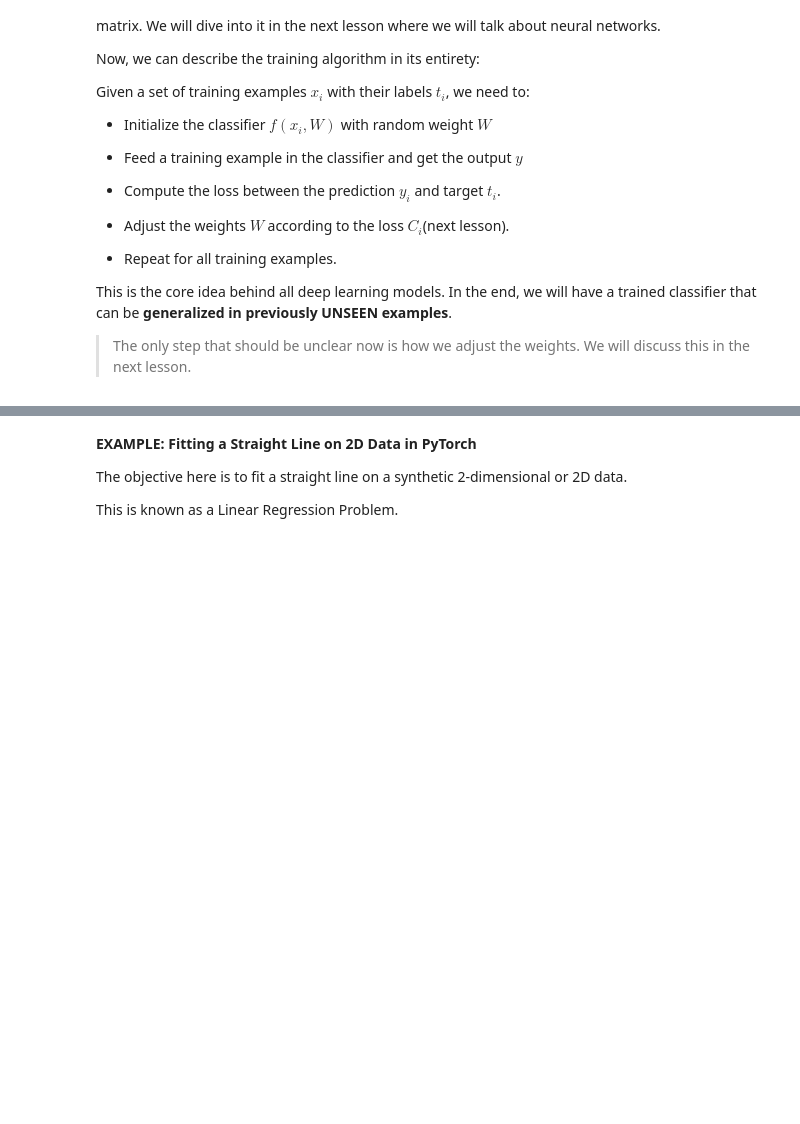
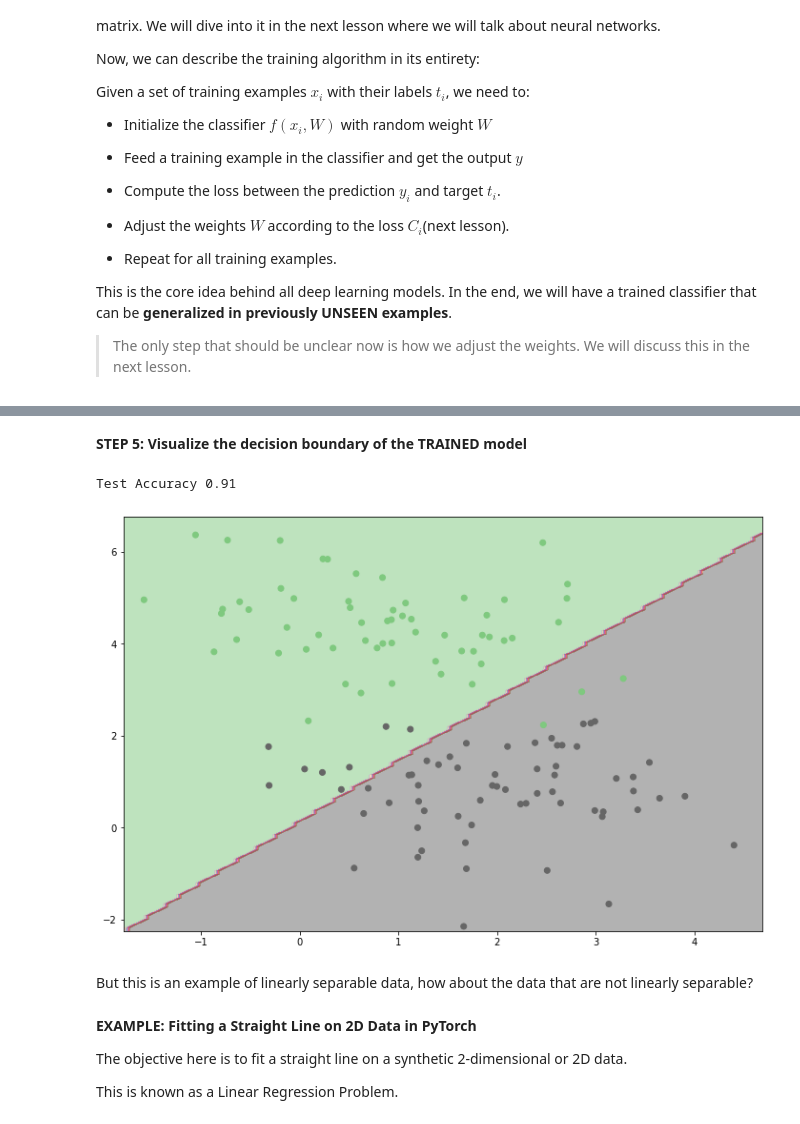
Before and after one commit to CUTe-EmbeddedAI/DLIVA_CV_5Day_Workshop, a Jupyter notebook: day2/01_Introduction_and_Linear_Classifiers.ipynb, the cells around one changed output, grey strips where cells are left out. Drawn from its saved outputs; the diff is of its cells as text; code cells hidden in the pictures; blank space fills up the shorter version.

```diff
--- a/day2/01_Introduction_and_Linear_Classifiers.ipynb
+++ b/day2/01_Introduction_and_Linear_Classifiers.ipynb
@@ -187,3 +401,12 @@ This is the core idea behind all deep learning models. In the end, we will have
+# %% [markdown]
+**STEP 5: Visualize the decision boundary of the TRAINED model**
+# %%
+plot_decision_boundary(model,X_test_t)
+# %% [output]
+Test Accuracy 0.91
+[figure, added]
+# %% [markdown]
+But this is an example of linearly separable data, how about the data that are not linearly separable?
 # %% [markdown]
 **EXAMPLE: Fitting a Straight Line on 2D Data in PyTorch**
 
```
Also changed, not shown: parts of 23 cells of this notebook.
